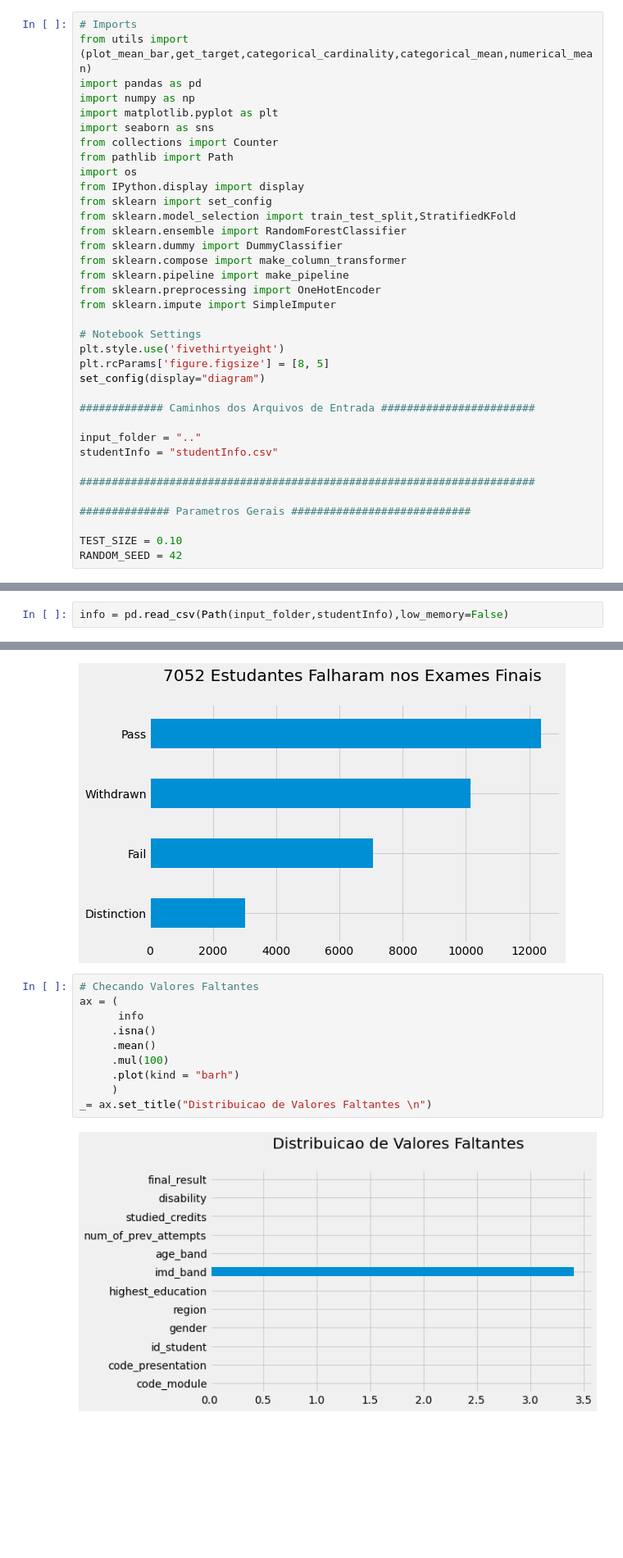
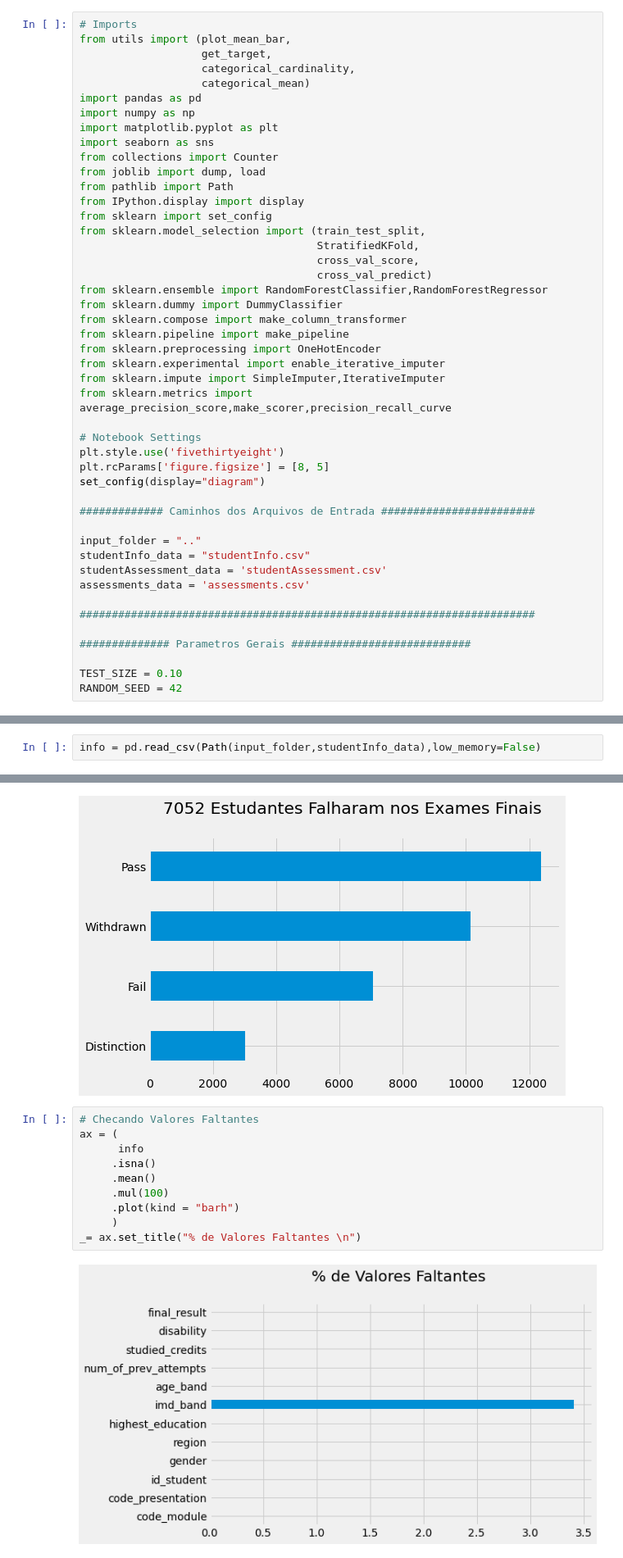
Before and after one commit to Schots/OULAD-Trybe, a Jupyter notebook: Trybe-Oulad-Experimentos.ipynb, the cells around one changed output, grey strips where cells are left out. Shown: that part at 82% size. Drawn from its saved outputs; the diff is of its cells as text; blank space fills up the shorter version.

```diff
--- a/Trybe-Oulad-Experimentos.ipynb
+++ b/Trybe-Oulad-Experimentos.ipynb
@@ -1,22 +1,30 @@
 # %%
 # Imports
-from utils import (plot_mean_bar,get_target,categorical_cardinality,categorical_mean,numerical_mean)
+from utils import (plot_mean_bar,
+                   get_target,
+                   categorical_cardinality,
+                   categorical_mean)
 import pandas as pd
 import numpy as np
 import matplotlib.pyplot as plt
 import seaborn as sns
 from collections import Counter
+from joblib import dump, load
 from pathlib import Path
-import os
 from IPython.display import display
 from sklearn import set_config
-from sklearn.model_selection import train_test_split,StratifiedKFold
-from sklearn.ensemble import RandomForestClassifier
+from sklearn.model_selection import (train_test_split,
+                                     StratifiedKFold,
+                                     cross_val_score,
+                                     cross_val_predict)
+from sklearn.ensemble import RandomForestClassifier,RandomForestRegressor
 from sklearn.dummy import DummyClassifier
 from sklearn.compose import make_column_transformer
 from sklearn.pipeline import make_pipeline
 from sklearn.preprocessing import OneHotEncoder
-from sklearn.impute import SimpleImputer
+from sklearn.experimental import enable_iterative_imputer
+from sklearn.impute import SimpleImputer,IterativeImputer
+from sklearn.metrics import average_precision_score,make_scorer,precision_recall_curve
 
 # Notebook Settings
 plt.style.use('fivethirtyeight')
@@ -26,7 +34,9 @@ set_config(display="diagram")
 ############# Caminhos dos Arquivos de Entrada ########################
 
 input_folder = ".."
-studentInfo = "studentInfo.csv"
+studentInfo_data = "studentInfo.csv"
+studentAssessment_data = 'studentAssessment.csv'
+assessments_data = 'assessments.csv'
 
 #######################################################################
 
@@ -45,7 +55,7 @@ Nosso primeiro modelo (experimento) leva em conta apenas os atributos contidos n
 # %% [markdown]
 Começaremos explorando o dataset studentInfo pois o temos como a espinha dorsal do primeiro modelo que construiremos para resolver a questão de negócios que nos propusemos a resolver: **Quais estudantes falharão no Exame Final?**
 # %%
-info = pd.read_csv(Path(input_folder,studentInfo),low_memory=False)
+info = pd.read_csv(Path(input_folder,studentInfo_data),low_memory=False)
 # %%
 f'Info Dataset Contem {info.shape[0]} linhas e {info.shape[1]} colunas'
 # %% [output]
@@ -133,15 +148,15 @@ _= ax.set_title(str(final_results['Fail']) + ' Estudantes Falharam nos Exames Fi
 # %%
 # Checando Valores Faltantes
 ax = (
       info
      .isna()
      .mean()
      .mul(100)
      .plot(kind = "barh")
      )
-_= ax.set_title("Distribuicao de Valores Faltantes \n")
+_= ax.set_title("% de Valores Faltantes \n")
 # %% [output]
-[figure, old version]
+[figure, new version]
 # %%
 # Numero de Niveis Distintos das Variaveis Categoricas
 categorical_cardinality(info)
```
Also changed, not shown: parts of 92 cells of this notebook.
